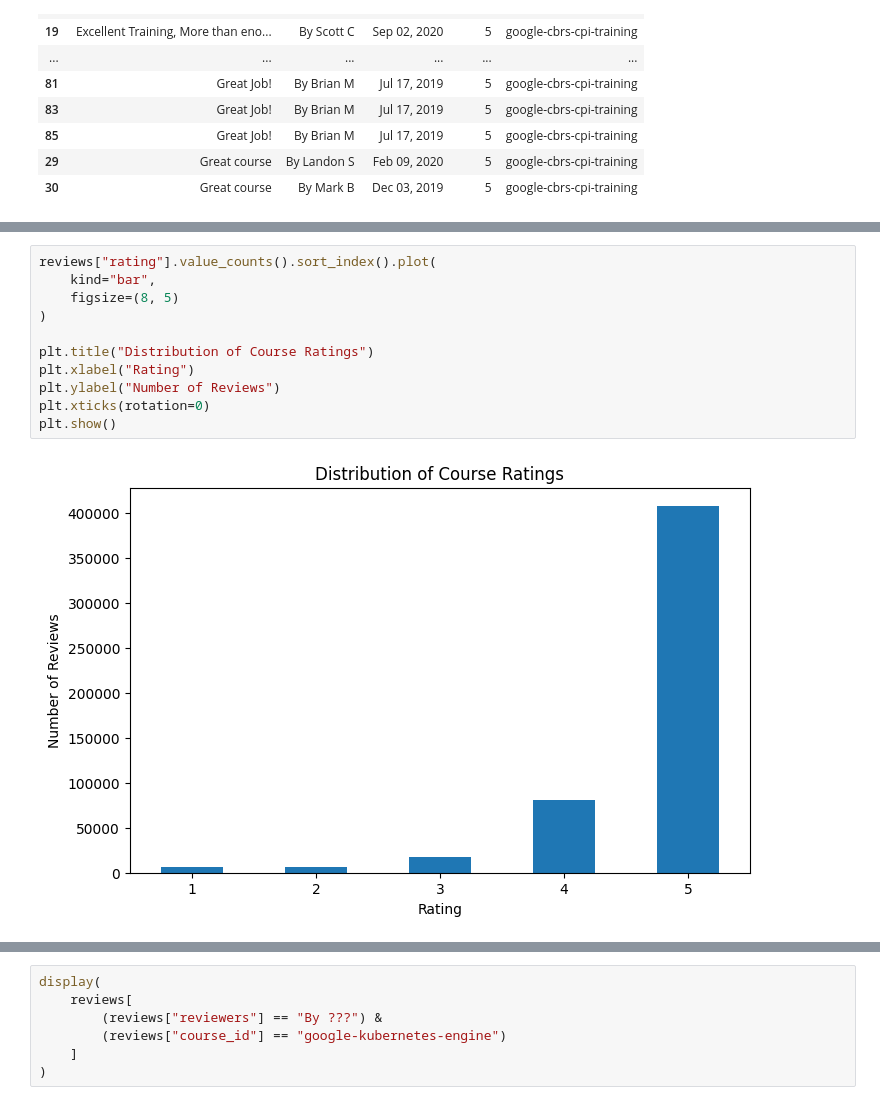
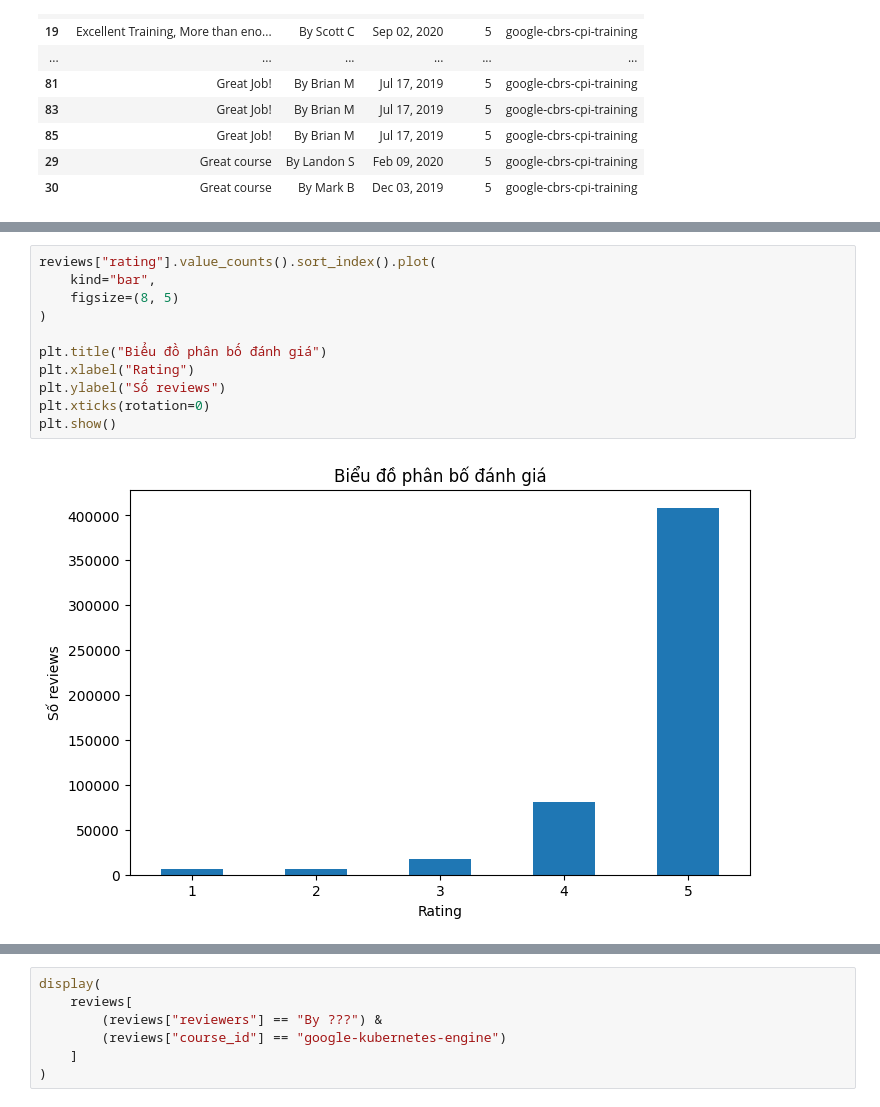
Before and after one commit to nguyentrang05/Coursera_Recommendation_System, a Jupyter notebook: notebooks/01_eda_preprocessing.ipynb, the cells around one changed output, grey strips where cells are left out. Cells and saved outputs as stored; diff of their text form.

```diff
--- a/notebooks/01_eda_preprocessing.ipynb
+++ b/notebooks/01_eda_preprocessing.ipynb
@@ -144,14 +142,14 @@ Name: count, dtype: int64
 # %%
 reviews["rating"].value_counts().sort_index().plot(
     kind="bar",
     figsize=(8, 5)
 )
 
-plt.title("Distribution of Course Ratings")
+plt.title("Biểu đồ phân bố đánh giá")
 plt.xlabel("Rating")
-plt.ylabel("Number of Reviews")
+plt.ylabel("Số reviews")
 plt.xticks(rotation=0)
 plt.show()
 # %% [output]
-[figure, old version]
+[figure, new version]
 # %%
```
Also changed, not shown: parts of 38 cells of this notebook.
